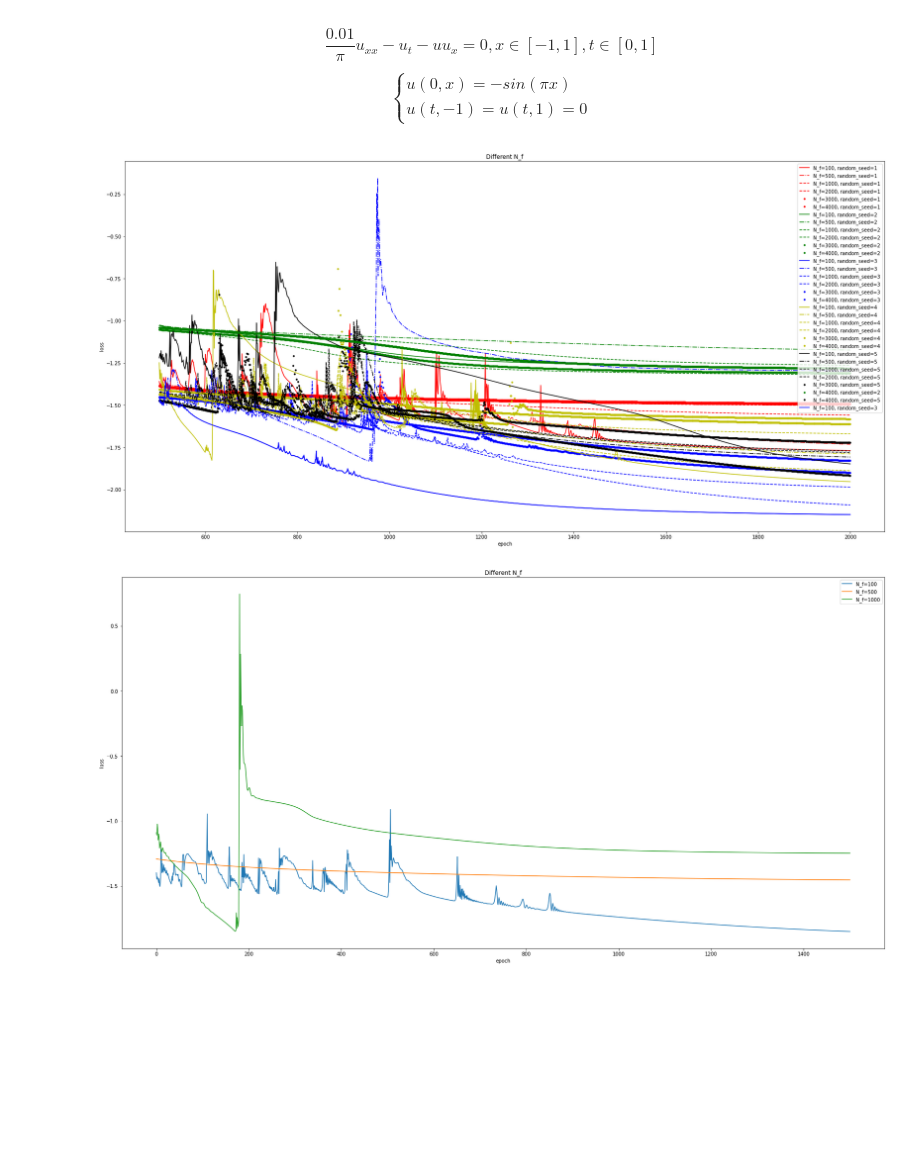
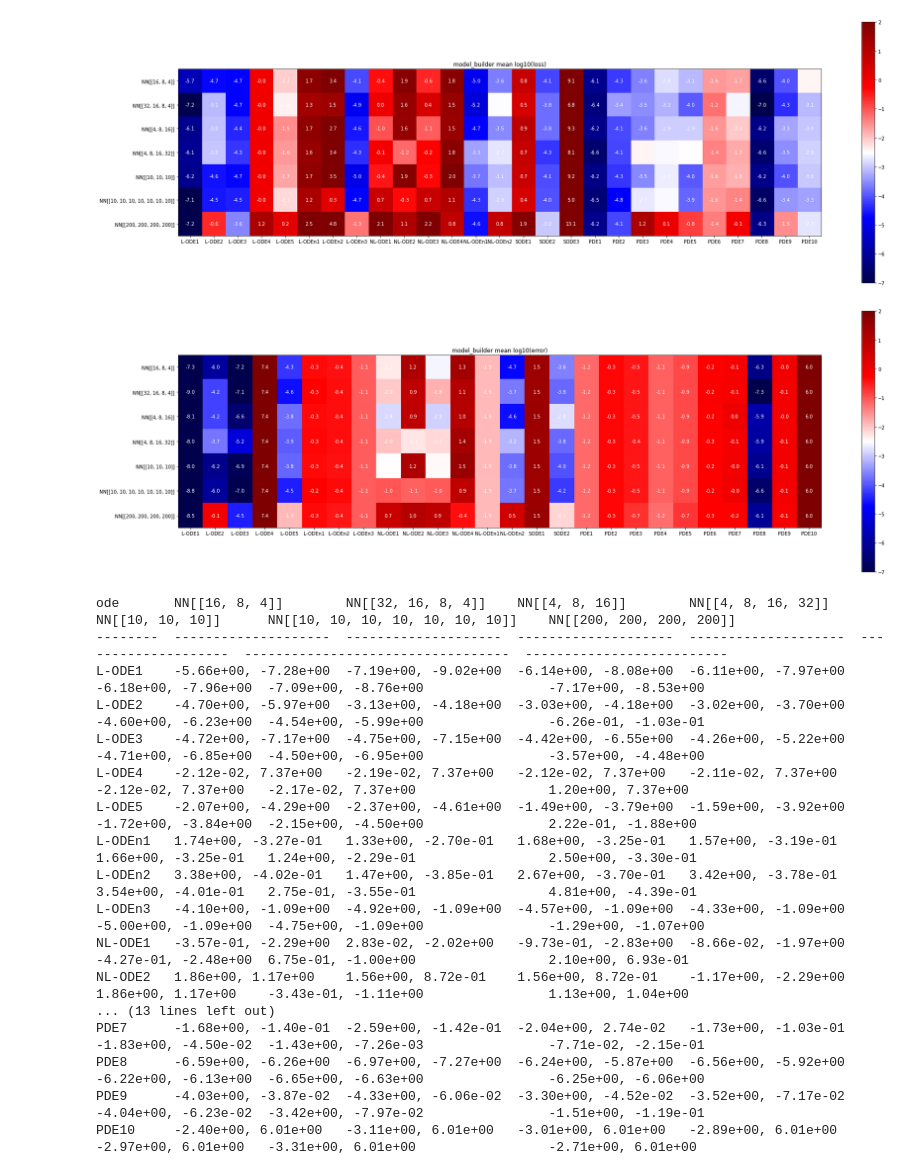
Before and after one commit to gorbachevmike/diploma-2021, a Jupyter notebook: plots.ipynb, the cells around one changed output. Saved outputs shown, nothing was run; the diff lists cells and outputs as text; code cells hidden in the pictures; blank space fills up the shorter version.

```diff
--- a/plots.ipynb
+++ b/plots.ipynb
@@ -160,47 +32,2 @@ plt.show()
-# %% [markdown]
-$$\frac{0.01}{\pi}u_{xx} - u_t - uu_x = 0, x ∈ [−1, 1], t ∈ [0, 1]$$
-$$\begin{cases}
-u(0, x) = − sin(\pi x) \\
-u(t, −1) = u(t, 1) = 0
-\end{cases}$$
-# %%
-plt.figure(figsize=(28, 14))
-ode = r"""$$\frac{0.01}{\pi}u_{xx} - u_t - uu_x = 0, x ∈ [−1, 1], t ∈ [0, 1]$$
-$$\begin{cases}
-u(0, x) = − sin(\pi x) \\
-u(t, −1) = u(t, 1) = 0
-\end{cases}$$"""
-for data in query({"payload": {"ode": ode}}):
-    if "random_seed" not in data["payload"]["kwargs"]:
-        continue
-    OFFSET = 500
-    losses = np.log10(data["payload"]["losses"][OFFSET:])
-    N_f = data["payload"]["kwargs"]["N_f"]
-    random_seed = data["payload"]["kwargs"]["random_seed"]
-    s = "rgbyk"[random_seed - 1] + {100:"-", 500:"-.", 1000:"--", 2000:"--", 3000:".", 4000:"."}[N_f]
-    plt.plot(np.arange(len(losses)) + OFFSET, losses, s, label=f"N_f={N_f}, random_seed={random_seed}")
-plt.legend()
-plt.title("Different N_f")
-plt.xlabel("epoch")
-plt.ylabel("loss")
-plt.show()
-# %% [output]
-[figure, removed]
-# %%
-plt.figure(figsize=(28, 14))
-ode = r"""$$\frac{0.01}{\pi}u_{xx} - u_t - uu_x = 0, x ∈ [−1, 1], t ∈ [0, 1]$$
-$$\begin{cases}
-u(0, x) = − sin(\pi x) \\
-u(t, −1) = u(t, 1) = 0
-\end{cases}$$"""
-for data in query({"payload": {"ode": ode}}):
-    losses = np.log10(data["payload"]["losses"][500:])
-    N_f = data["payload"]["kwargs"]["N_f"]
-    plt.plot(losses, label=f"N_f={N_f}")
-plt.legend()
-plt.title("Different N_f")
-plt.xlabel("epoch")
-plt.ylabel("loss")
-plt.show()
-# %% [output]
-[figure, removed]
+# %%
+ODES = ["L-ODE1", "L-ODE2", "L-ODE3", "L-ODE4", "L-ODE5", "L-ODEn1", "L-ODEn2", "L-ODEn3", "NL-ODE1", "NL-ODE2", "NL-ODE3", "NL-ODE4", "NL-ODEn1", "NL-ODEn2", "SODE1", "SODE2", "SODE3", "PDE1", "PDE2", "PDE3", "PDE4", "PDE5", "PDE6", "PDE7", "PDE8", "PDE9", "PDE10"]
@@ -206,0 +93,26 @@ plt.show()
+# %%
+make_plots(
+    db="db1",
+    params=["NN[[16, 8, 4]]", "NN[[32, 16, 8, 4]]", "NN[[4, 8, 16]]", "NN[[4, 8, 16, 32]]", "NN[[10, 10, 10]]", "NN[[10, 10, 10, 10, 10, 10, 10]]", "NN[[200, 200, 200, 200]]"],
+    param_name="model_builder"
+)
+# %% [output]
+[figure, added]
+[figure, added]
+ode       NN[[16, 8, 4]]        NN[[32, 16, 8, 4]]    NN[[4, 8, 16]]        NN[[4, 8, 16, 32]]    NN[[10, 10, 10]]      NN[[10, 10, 10, 10, 10, 10, 10]]    NN[[200, 200, 200, 200]]
+--------  --------------------  --------------------  --------------------  --------------------  --------------------  ----------------------------------  --------------------------
+L-ODE1    -5.66e+00, -7.28e+00  -7.19e+00, -9.02e+00  -6.14e+00, -8.08e+00  -6.11e+00, -7.97e+00  -6.18e+00, -7.96e+00  -7.09e+00, -8.76e+00                -7.17e+00, -8.53e+00
+L-ODE2    -4.70e+00, -5.97e+00  -3.13e+00, -4.18e+00  -3.03e+00, -4.18e+00  -3.02e+00, -3.70e+00  -4.60e+00, -6.23e+00  -4.54e+00, -5.99e+00                -6.26e-01, -1.03e-01
+L-ODE3    -4.72e+00, -7.17e+00  -4.75e+00, -7.15e+00  -4.42e+00, -6.55e+00  -4.26e+00, -5.22e+00  -4.71e+00, -6.85e+00  -4.50e+00, -6.95e+00                -3.57e+00, -4.48e+00
+L-ODE4    -2.12e-02, 7.37e+00   -2.19e-02, 7.37e+00   -2.12e-02, 7.37e+00   -2.11e-02, 7.37e+00   -2.12e-02, 7.37e+00   -2.17e-02, 7.37e+00                 1.20e+00, 7.37e+00
+L-ODE5    -2.07e+00, -4.29e+00  -2.37e+00, -4.61e+00  -1.49e+00, -3.79e+00  -1.59e+00, -3.92e+00  -1.72e+00, -3.84e+00  -2.15e+00, -4.50e+00                2.22e-01, -1.88e+00
+L-ODEn1   1.74e+00, -3.27e-01   1.33e+00, -2.70e-01   1.68e+00, -3.25e-01   1.57e+00, -3.19e-01   1.66e+00, -3.25e-01   1.24e+00, -2.29e-01                 2.50e+00, -3.30e-01
+L-ODEn2   3.38e+00, -4.02e-01   1.47e+00, -3.85e-01   2.67e+00, -3.70e-01   3.42e+00, -3.78e-01   3.54e+00, -4.01e-01   2.75e-01, -3.55e-01                 4.81e+00, -4.39e-01
+L-ODEn3   -4.10e+00, -1.09e+00  -4.92e+00, -1.09e+00  -4.57e+00, -1.09e+00  -4.33e+00, -1.09e+00  -5.00e+00, -1.09e+00  -4.75e+00, -1.09e+00                -1.29e+00, -1.07e+00
+NL-ODE1   -3.57e-01, -2.29e+00  2.83e-02, -2.02e+00   -9.73e-01, -2.83e+00  -8.66e-02, -1.97e+00  -4.27e-01, -2.48e+00  6.75e-01, -1.00e+00                 2.10e+00, 6.93e-01
+NL-ODE2   1.86e+00, 1.17e+00    1.56e+00, 8.72e-01    1.56e+00, 8.72e-01    -1.17e+00, -2.29e+00  1.86e+00, 1.17e+00    -3.43e-01, -1.11e+00                1.13e+00, 1.04e+00
+... (13 lines left out)
+PDE7      -1.68e+00, -1.40e-01  -2.59e+00, -1.42e-01  -2.04e+00, 2.74e-02   -1.73e+00, -1.03e-01  -1.83e+00, -4.50e-02  -1.43e+00, -7.26e-03                -7.71e-02, -2.15e-01
+PDE8      -6.59e+00, -6.26e+00  -6.97e+00, -7.27e+00  -6.24e+00, -5.87e+00  -6.56e+00, -5.92e+00  -6.22e+00, -6.13e+00  -6.65e+00, -6.63e+00                -6.25e+00, -6.06e+00
+PDE9      -4.03e+00, -3.87e-02  -4.33e+00, -6.06e-02  -3.30e+00, -4.52e-02  -3.52e+00, -7.17e-02  -4.04e+00, -6.23e-02  -3.42e+00, -7.97e-02                -1.51e+00, -1.19e-01
+PDE10     -2.40e+00, 6.01e+00   -3.11e+00, 6.01e+00   -3.01e+00, 6.01e+00   -2.89e+00, 6.01e+00   -2.97e+00, 6.01e+00   -3.31e+00, 6.01e+00                 -2.71e+00, 6.01e+00
```
Also changed, not shown: parts of 30 cells of this notebook, 11 other files.
